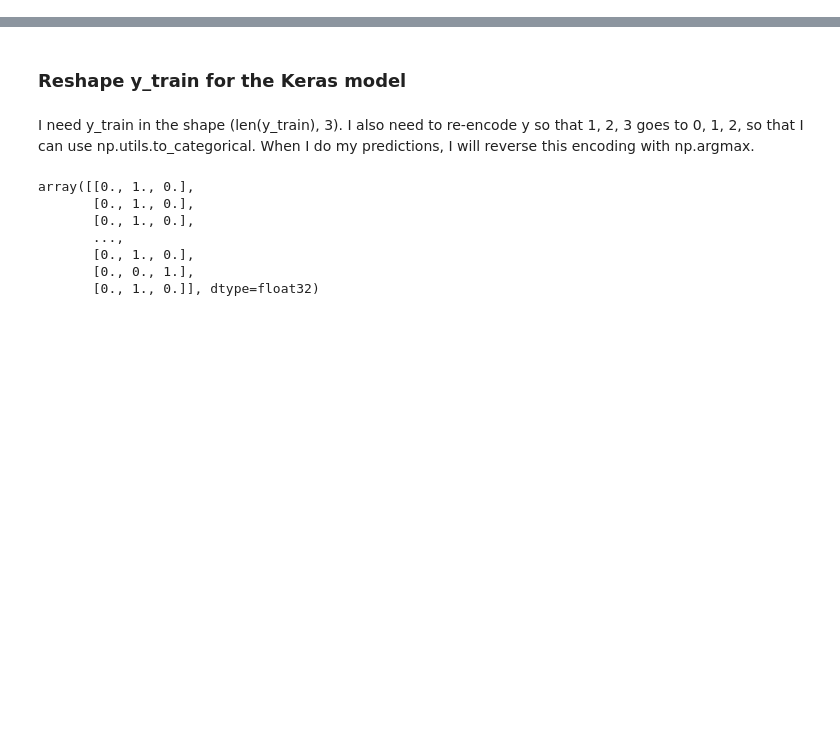
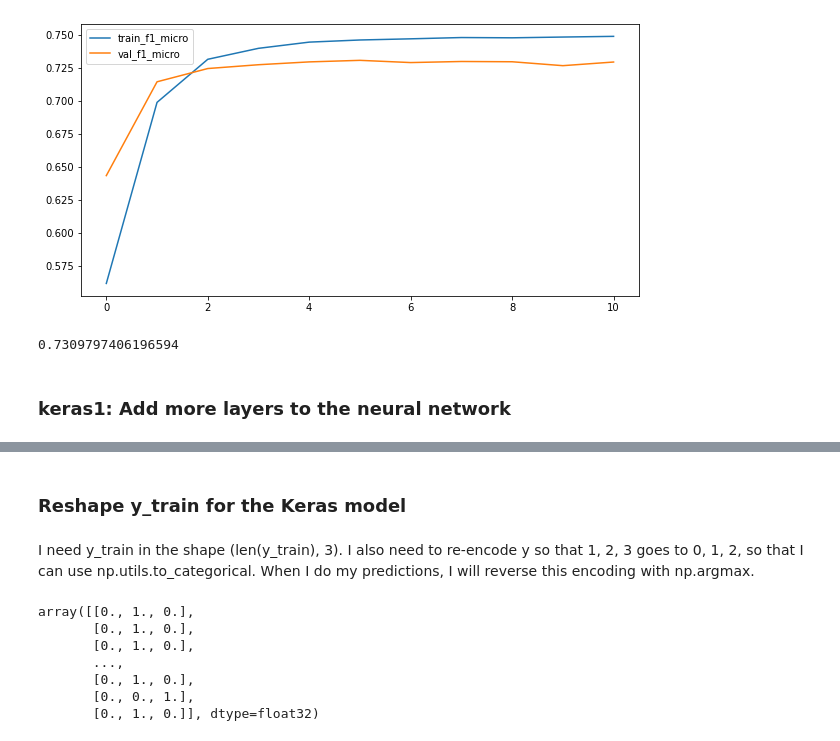
Before and after one commit to fivearm/Capstone_Repo, a Jupyter notebook: 09_Neural Network.ipynb, the cells around one changed output, grey strips where cells are left out. Cells and saved outputs as stored; diff of their text form; code cells hidden in the pictures; blank space fills up the shorter version.

Commit message:
neural network work

```diff
--- a/09_Neural Network.ipynb
+++ b/09_Neural Network.ipynb
@@ -86,0 +107,3 @@ y_val = ohe.transform(y_val.values)
+# %%
+#Create an EarlyStopping object that monitors 'val_loss' for a minimum, with a patience of five epochs.
+early_stop = EarlyStopping(monitor='val_f1_score', mode='max', patience=5, verbose=1)
@@ -86,0 +113,11 @@ y_val = ohe.transform(y_val.values)
+# %%
+keras0 = Sequential()
+keras0.add(Dense(16, input_dim=X_pure_train.shape[1], activation='relu'))
+keras0.add(Dense(8, activation='relu'))
+keras0.add(Dense(3, activation='softmax'))
+
+keras0.compile(loss='categorical_crossentropy', optimizer='adam',
+               metrics=metric)
+# %%
+results = keras0.fit(X_pure_train, y_pure_train_ohe, epochs=50, batch_size=1000,
+                     validation_data=(X_val, y_val_ohe), callbacks=[early_stop])
@@ -86,0 +142,16 @@ y_val = ohe.transform(y_val.values)
+# %%
+train_f1_micro = results.history['f1_score']
+val_f1_micro = results.history['val_f1_score']
+
+fig, ax = plt.subplots(figsize=(10,5))
+sns.lineplot(x=results.epoch, y=train_f1_micro, ax=ax, label='train_f1_micro')
+sns.lineplot(x=results.epoch, y=val_f1_micro, ax=ax, label='val_f1_micro');
+# %% [output]
+[figure, added]
+# %%
+keras0_f1_micro = np.max(val_f1_micro)
+keras0_f1_micro
+# %% [output]
+0.7309797406196594
+# %% [markdown]
+### keras1: Add more layers to the neural network
```
Also changed, not shown: parts of 35 cells of this notebook, 2 other files.
